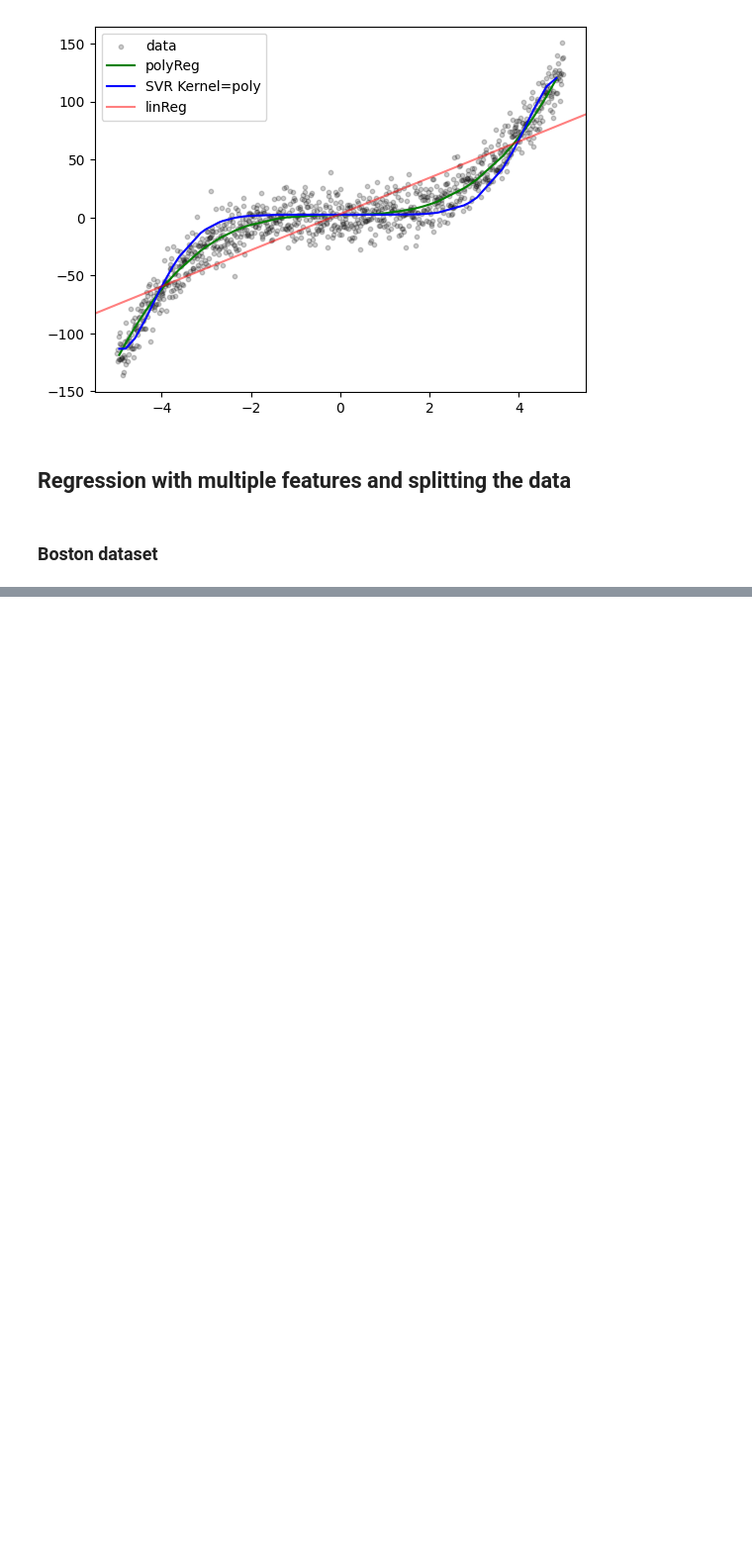
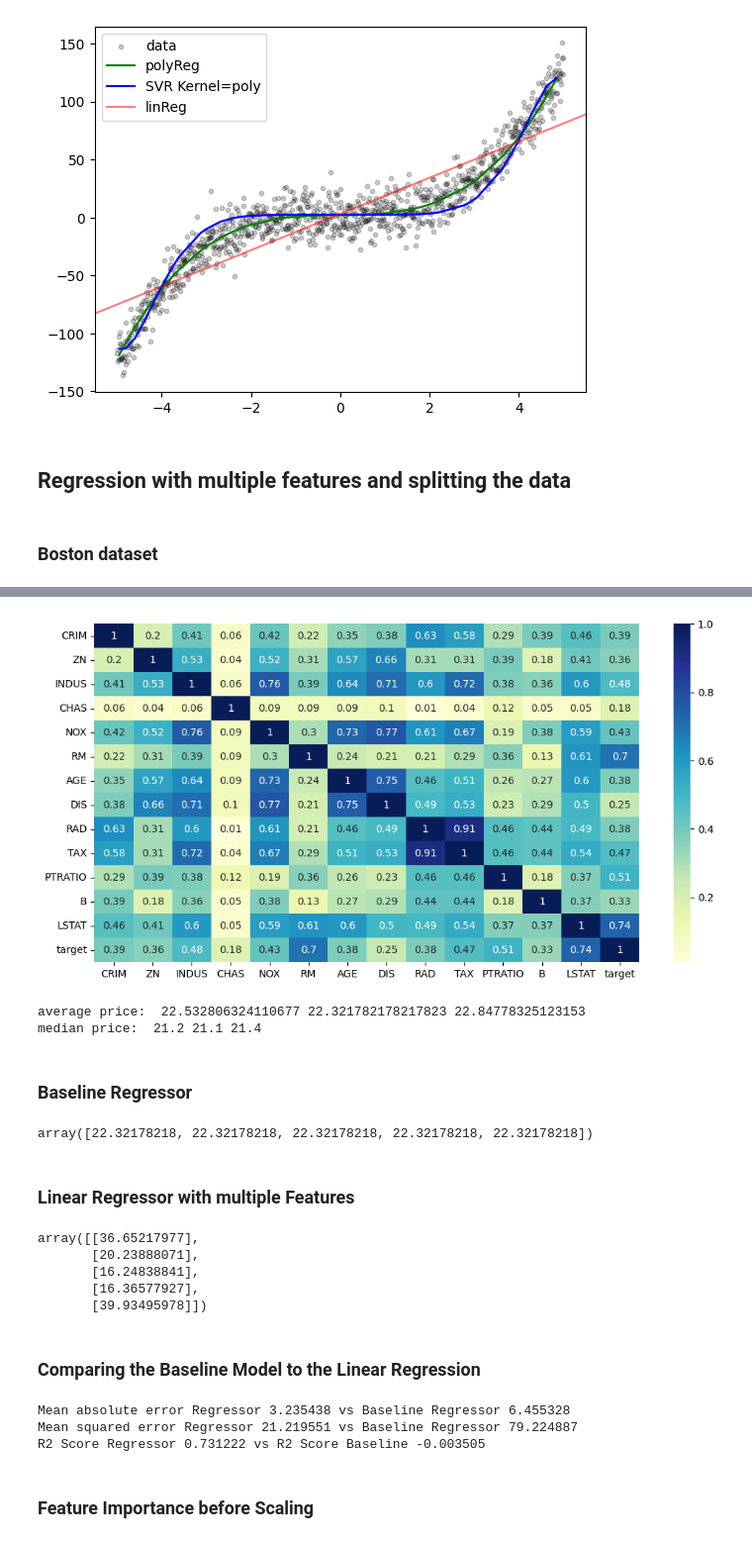
Before and after one commit to Biber76/MachineLearning, a Jupyter notebook: Regression.ipynb, the cells around one changed output, grey strips where cells are left out. Shown at 99% size. Saved outputs shown, nothing was run; the diff lists cells and outputs as text; code cells hidden in the pictures; blank space fills up the shorter version.

```diff
--- a/Regression.ipynb
+++ b/Regression.ipynb
@@ -470,0 +516,8 @@ plt.show()
+# %%
+fig, ax = plt.subplots(1, 1, figsize=(12, 6))
+
+sns.heatmap(data=df_boston.corr().abs().round(2), annot=True, cmap="YlGnBu", center=0.5, ax=ax)
+
+fig.show()
+# %% [output]
+[figure, added]
@@ -470,0 +536,60 @@ plt.show()
+# %%
+# compare the mean of the original and the two newly created df'set
+print('average price: ', df_boston['target'].mean(), df_train['target'].mean(), df_test['target'].mean())
+print('median price: ', df_boston['target'].median(), df_train['target'].median(), df_test['target'].median())
+# %% [output]
+average price:  22.532806324110677 22.321782178217823 22.84778325123153
+median price:  21.2 21.1 21.4
+# %% [markdown]
+### Baseline Regressor
+# %%
+from sklearn.dummy import DummyRegressor
+
+baselin = DummyRegressor(strategy='mean')
+baselin.fit(x_train, y_train)
+
+y_test_baselin = baselin.predict(x_test)
+
+# The baseline always predict the strategy that we defined, in this case the mean
+y_test_baselin[:5]
+# %% [output]
+array([22.32178218, 22.32178218, 22.32178218, 22.32178218, 22.32178218])
+# %% [markdown]
+### Linear Regressor with multiple Features
+# %%
+from sklearn.linear_model import LinearRegression
+
+reg = LinearRegression()
+reg.fit(x_train, y_train)
+
+y_test_pred = reg.predict(x_test)
+
+y_test_pred[:5]
+# %% [output]
+array([[36.65217977],
+       [20.23888071],
+       [16.24838841],
+       [16.36577927],
+       [39.93495978]])
+# %% [markdown]
+### Comparing the Baseline Model to the Linear Regression
+# %%
+from sklearn.metrics import mean_absolute_error, mean_squared_error, r2_score
+
+mea_lin = mean_absolute_error(y_test, y_test_pred)
+mea_base = mean_absolute_error(y_test, y_test_baselin)
+print(f'Mean absolute error Regressor {mea_lin:2f} vs Baseline Regressor {mea_base:2f}')
+
+mse_lin = mean_squared_error(y_test, y_test_pred)
+mse_base = mean_squared_error(y_test, y_test_baselin)
+print(f'Mean squared error Regressor {mse_lin:2f} vs Baseline Regressor {mse_base:2f}')
+
+r2_lin = r2_score(y_test, y_test_pred)
+r2_base = r2_score(y_test, y_test_baselin)
+print(f'R2 Score Regressor {r2_lin:2f} vs R2 Score Baseline {r2_base:2f}')
+# %% [output]
+Mean absolute error Regressor 3.235438 vs Baseline Regressor 6.455328
+Mean squared error Regressor 21.219551 vs Baseline Regressor 79.224887
+R2 Score Regressor 0.731222 vs R2 Score Baseline -0.003505
+# %% [markdown]
+### Feature Importance before Scaling
```
Also changed, not shown: parts of 13 cells of this notebook.
